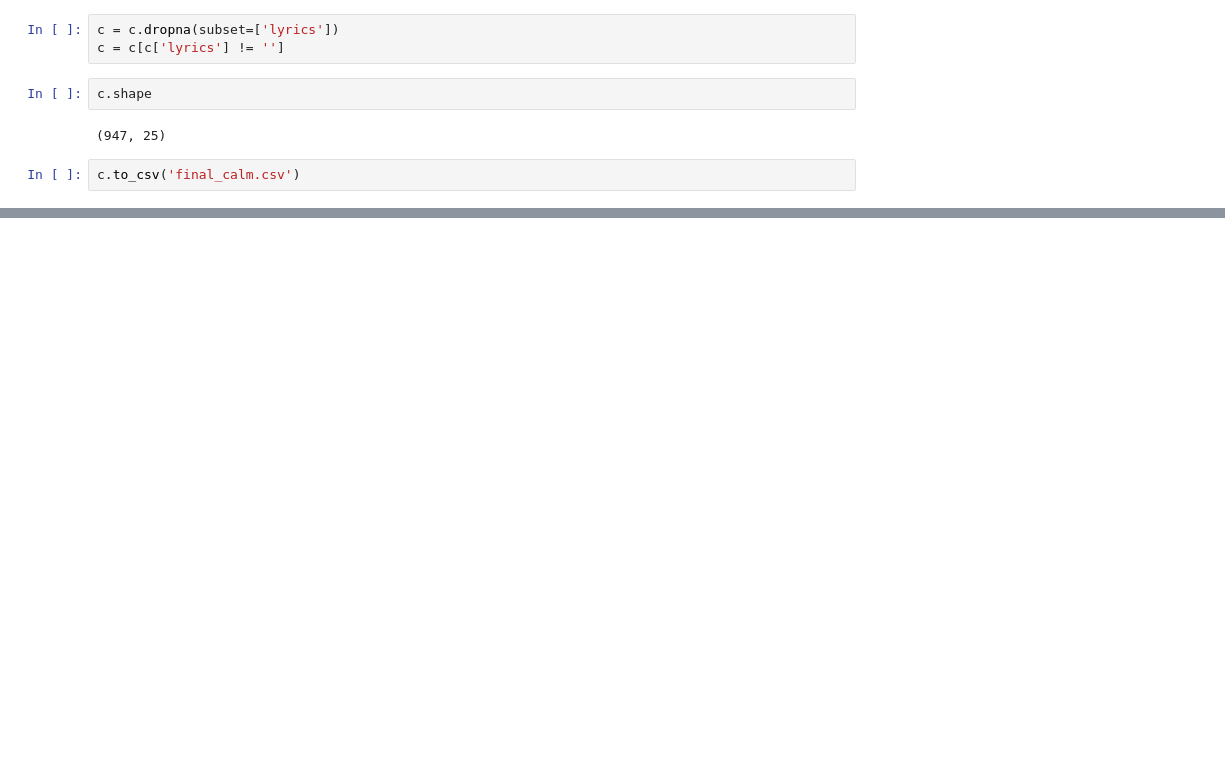
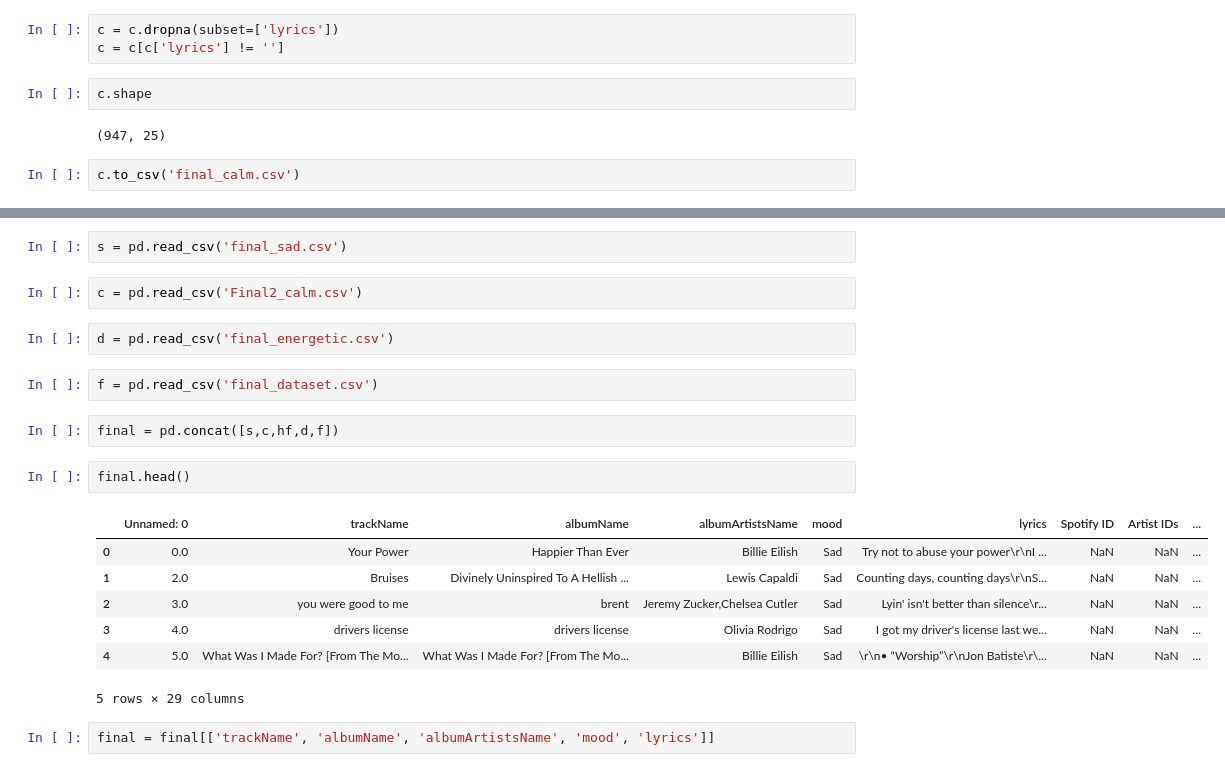
Before and after one commit to Sangharsh1215/Spotify-Playlist-Sentiment-Analyzer, a Jupyter notebook: main.ipynb, the cells around one changed output, grey strips where cells are left out. Cells and saved outputs as stored; diff of their text form; blank space fills up the shorter version.

```diff
--- a/main.ipynb
+++ b/main.ipynb
@@ -458,0 +551,22 @@ Done.
+# %%
+s = pd.read_csv('final_sad.csv')
+# %%
+c = pd.read_csv('Final2_calm.csv')
+# %%
+d = pd.read_csv('final_energetic.csv')
+# %%
+f = pd.read_csv('final_dataset.csv')
+# %%
+final = pd.concat([s,c,hf,d,f])
+# %%
+final.head()
+# %% [output]
+|  | Unnamed: 0 | trackName | albumName | albumArtistsName | mood | lyrics | Spotify ID | Artist IDs | ... |
+| 0 | 0.0 | Your Power | Happier Than Ever | Billie Eilish | Sad | Try not to abuse your power\r\nI ... | NaN | NaN | ... |
+| 1 | 2.0 | Bruises | Divinely Uninspired To A Hellish ... | Lewis Capaldi | Sad | Counting days, counting days\r\nS... | NaN | NaN | ... |
+| 2 | 3.0 | you were good to me | brent | Jeremy Zucker,Chelsea Cutler | Sad | Lyin' isn't better than silence\r... | NaN | NaN | ... |
+| 3 | 4.0 | drivers license | drivers license | Olivia Rodrigo | Sad | I got my driver's license last we... | NaN | NaN | ... |
+| 4 | 5.0 | What Was I Made For? [From The Mo... | What Was I Made For? [From The Mo... | Billie Eilish | Sad | \r\n• “Worship”\r\nJon Batiste\r\... | NaN | NaN | ... |
+5 rows × 29 columns
+# %%
+final = final[['trackName', 'albumName', 'albumArtistsName', 'mood', 'lyrics']]
```
Also changed, not shown: parts of 38 cells of this notebook, 5 other files.
